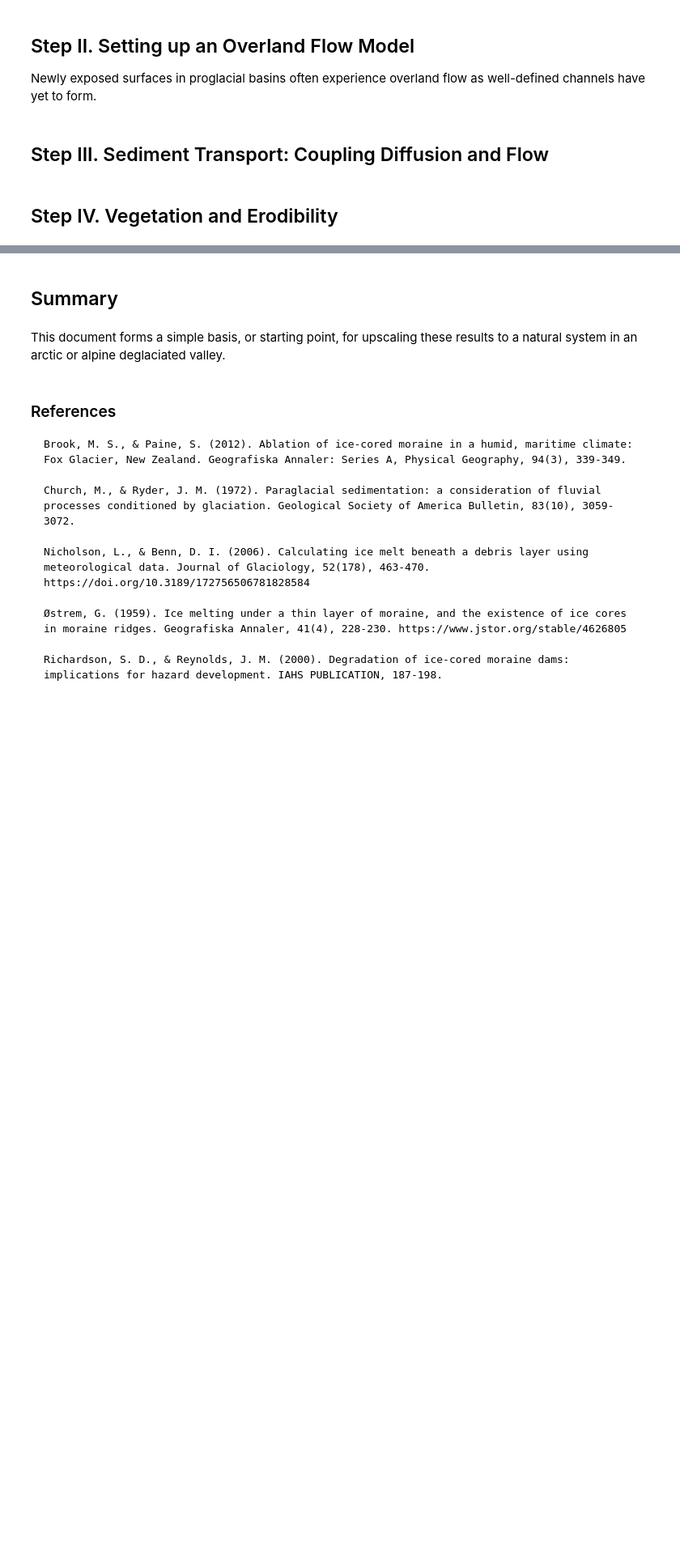
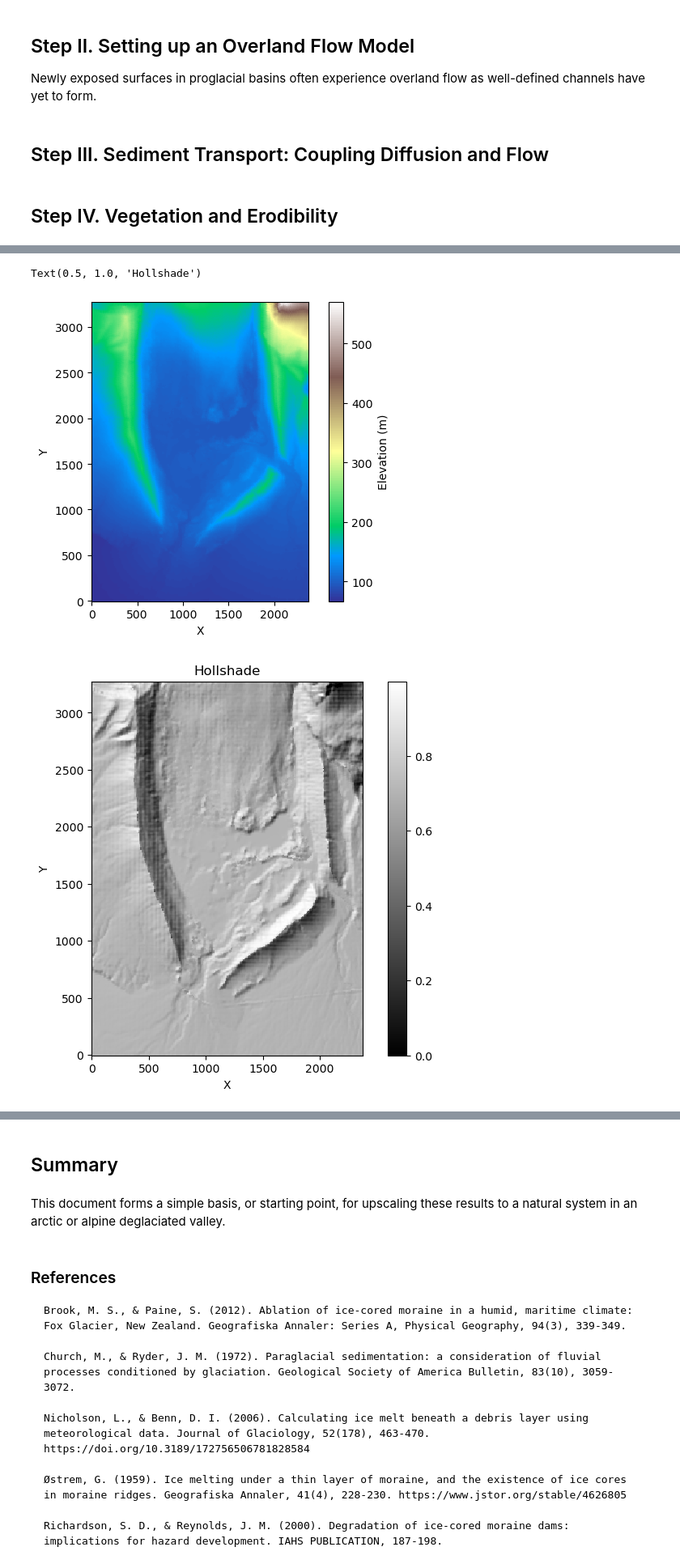
Before and after one commit to shaylatriant/2025-glacier-outbursts, a Jupyter notebook: post_glacial_lab.ipynb, the cells around one changed output, grey strips where cells are left out. Shown at 81% size. Cells and saved outputs as stored; diff of their text form; code cells hidden in the pictures; blank space fills up the shorter version.

```diff
--- a/post_glacial_lab.ipynb
+++ b/post_glacial_lab.ipynb
@@ -430,18 +430,27 @@ Kviarjokull System in Southeast Iceland
 # %%
 from landlab import RasterModelGrid
 import pandas as pd
-file_path = './Kviarjokull.csv'
+file_path = './Kviarjokull_rotate_8_831m.csv'
 
 # Read the CSV file
 data = pd.read_csv(file_path, header=None)
 spacing = 10.0 #meters
 size_x = len(data.columns)
 size_y = len(data.index)
 grid = RasterModelGrid((size_y, size_x), xy_spacing=spacing)
 elev = grid.add_zeros('topographic__elevation', at='node')
 # Assign the elevation data to the grid
-elev[:] = data.iloc[::-1, ::].vaslues.flatten()
+elev[:] = data.iloc[::-1, ::].values.flatten()
 grid.imshow(elev, cmap='terrain', colorbar_label='Elevation (m)')
+
+hsd = grid.calc_hillshade_at_node(alt=45.0, az=315.0, slp=None, asp=None, unit='degrees', elevs='topographic__elevation')
+plt.figure(figsize=(8, 6))
+grid.imshow(hsd, cmap='gray')
+plt.title('Hollshade')
+# %% [output]
+Text(0.5, 1.0, 'Hollshade')
+[figure, added]
+[figure, added]
 # %%
 from landlab.components import LinearDiffuser, OverlandFlow, FlowDirectorSteepest, FlowAccumulator, SedDepEroder
 import numpy as np
```
Also changed, not shown: parts of 2 cells of this notebook.
